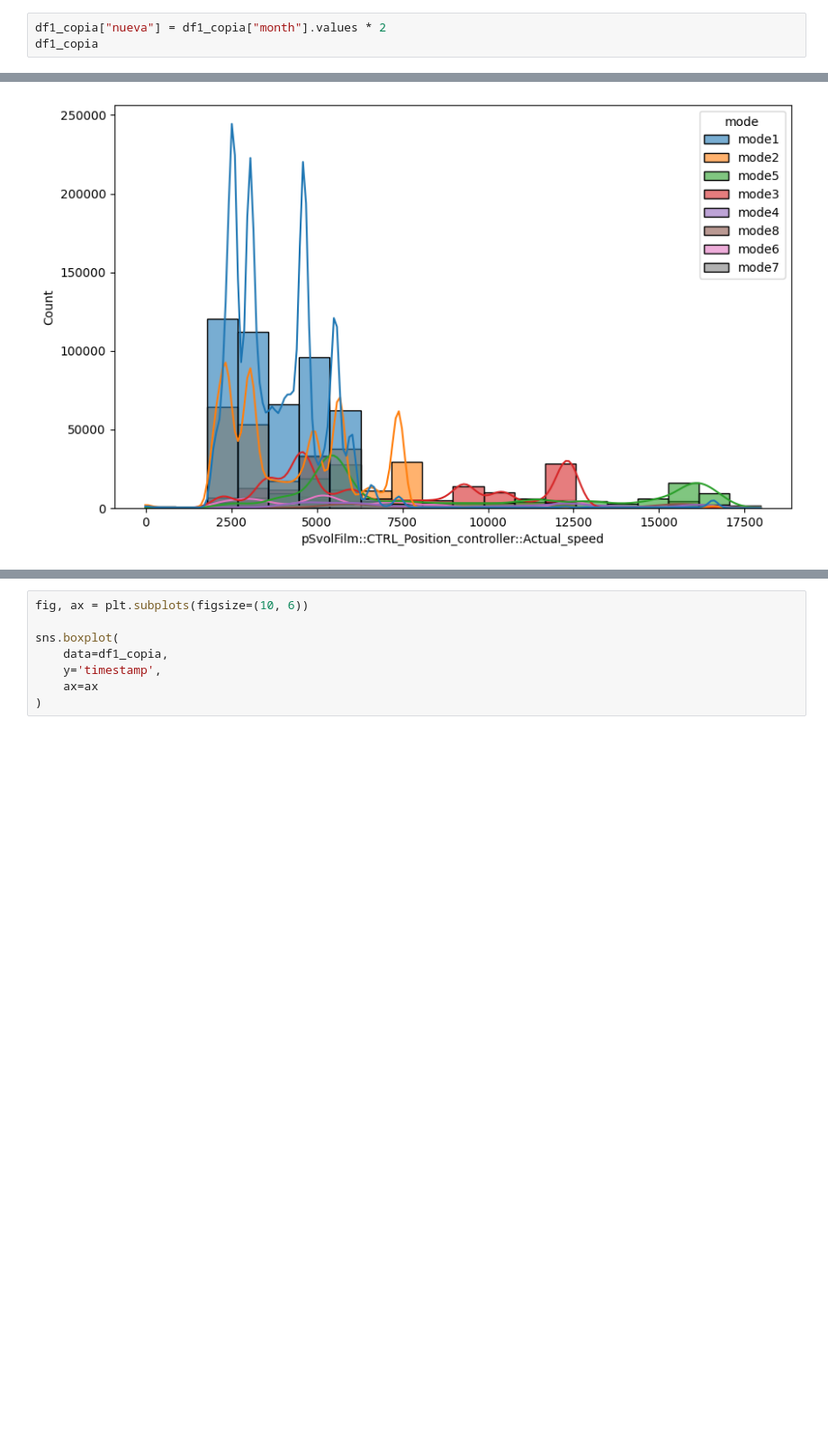
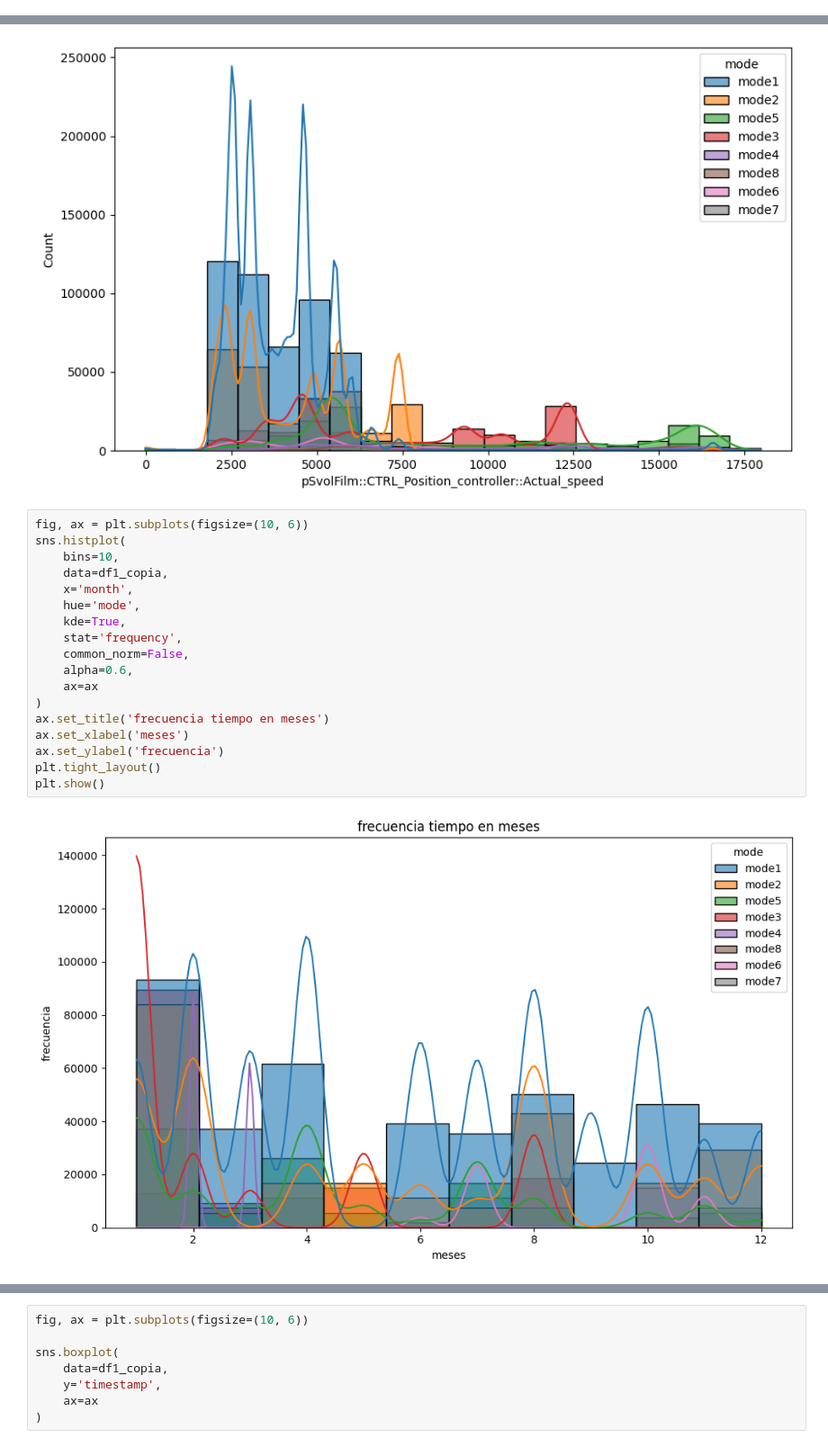
Before and after one commit to maketas1/CuartetoCalavera, a Jupyter notebook: proyecto.ipynb, the cells around one changed output, grey strips where cells are left out. Shown at 90% size. Drawn from its saved outputs; the diff is of its cells as text; blank space fills up the shorter version.

```diff
--- a/proyecto.ipynb
+++ b/proyecto.ipynb
@@ -104,3 +112,0 @@ df1.drop(columns=["day"])
-# %%
-df1_copia["nueva"] = df1_copia["month"].values * 2
-df1_copia
@@ -276,6 +252,26 @@ sns.histplot(
 # %% [output]
 <Axes: xlabel='pSvolFilm::CTRL_Position_controller::Actual_speed', ylabel='Count'>
 [figure]
+# %%
+fig, ax = plt.subplots(figsize=(10, 6))
+sns.histplot(
+    bins=10,
+    data=df1_copia,
+    x='month',
+    hue='mode',
+    kde=True,
+    stat='frequency',
+    common_norm=False,
+    alpha=0.6,
+    ax=ax
+)
+ax.set_title('frecuencia tiempo en meses')
+ax.set_xlabel('meses')
+ax.set_ylabel('frecuencia')
+plt.tight_layout()
+plt.show()
+# %% [output]
+[figure, added]
 # %%
 df1_copia1 = df1.copy()
 df1_copia1 = np.round(df1_copia, 1)
```
Also changed, not shown: parts of 35 cells of this notebook, 8 other files.
